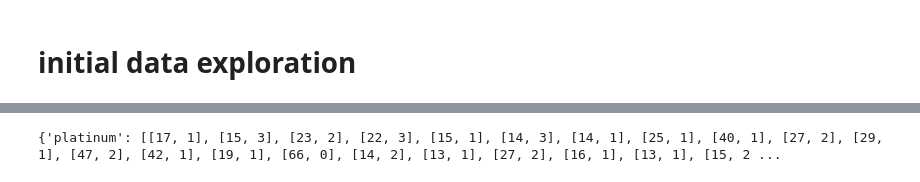
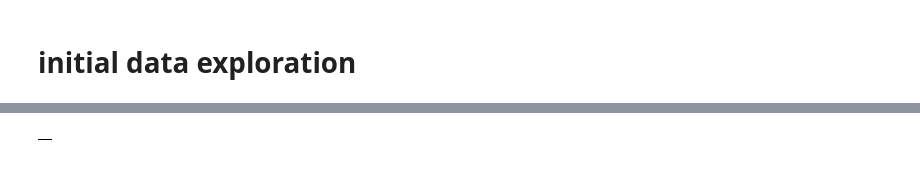
Before and after one commit to LeVraiDwi/-PiscineDataScience, a Jupyter notebook: day02/ex05/Clustering.ipynb, the cells around one changed output, grey strips where cells are left out. Cells and saved outputs as stored; diff of their text form; code cells hidden in the pictures.

```diff
--- a/day02/ex05/Clustering.ipynb
+++ b/day02/ex05/Clustering.ipynb
@@ -35,32 +35,32 @@ Name: event_time, Length: 1044216, dtype: datetime64[ns, UTC]
 # %%
 customers_data = {
     'platinum': [],
     'gold': [],
     'silver': [],
     'newCustomer': [],
     'inactive': []
 }
 
 def TrimCustomer(custo):
     nb_purchase = custo['event_time'].count()
 
     if max(custo['event_time']) <= pd.Timestamp("2022-10-25 00:00:00",tz='UTC'):
         customers_data['inactive'].append([nb_purchase ,(pd.Timestamp("2023-02-15 00:00:00",tz='UTC') - max(custo['event_time'])).days // 30])
-    elif (nb_purchase <= 6):
-        customers_data['newCustomer'].append([nb_purchase ,(pd.Timestamp("2023-02-15 00:00:00",tz='UTC') - max(custo['event_time'])).days // 30])
-    elif (nb_purchase > 6 and nb_purchase <= 9):
-        customers_data['silver'].append([nb_purchase ,(pd.Timestamp("2023-02-15 00:00:00",tz='UTC') - max(custo['event_time'])).days // 30])
+    elif (nb_purchase <= 9):
+        if max(custo['event_time']) >= pd.Timestamp("2023-01-01 00:00:00",tz='UTC'):
+            customers_data['newCustomer'].append([nb_purchase ,(pd.Timestamp("2023-02-15 00:00:00",tz='UTC') - max(custo['event_time'])).days // 30])
+        else:
+            customers_data['silver'].append([nb_purchase ,(pd.Timestamp("2023-02-15 00:00:00",tz='UTC') - max(custo['event_time'])).days // 30])
     elif (nb_purchase > 9 and nb_purchase <= 12):
         customers_data['gold'].append([nb_purchase ,(pd.Timestamp("2023-02-15 00:00:00",tz='UTC') - max(custo['event_time'])).days // 30])
     elif (nb_purchase > 12):
         customers_data['platinum'].append([nb_purchase ,(pd.Timestamp("2023-02-15 00:00:00",tz='UTC') - max(custo['event_time'])).days // 30])
 
 number_of_value = data['user_id'].count()
 
 data.groupby(['user_id']).apply(TrimCustomer)
-print(customers_data)
 # %% [output]
-{'platinum': [[17, 1], [15, 3], [23, 2], [22, 3], [15, 1], [14, 3], [14, 1], [25, 1], [40, 1], [27, 2], [29, 1], [47, 2], [42, 1], [19, 1], [66, 0], [14, 2], [13, 1], [27, 2], [16, 1], [13, 1], [15, 2 ...
+|  |
 # %%
 general_cluster = {
     'loyal': len(customers_data['platinum']) + len(customers_data['gold']) + len(customers_data['silver']),
```
Also changed, not shown: parts of 10 cells of this notebook, 5 other files.
